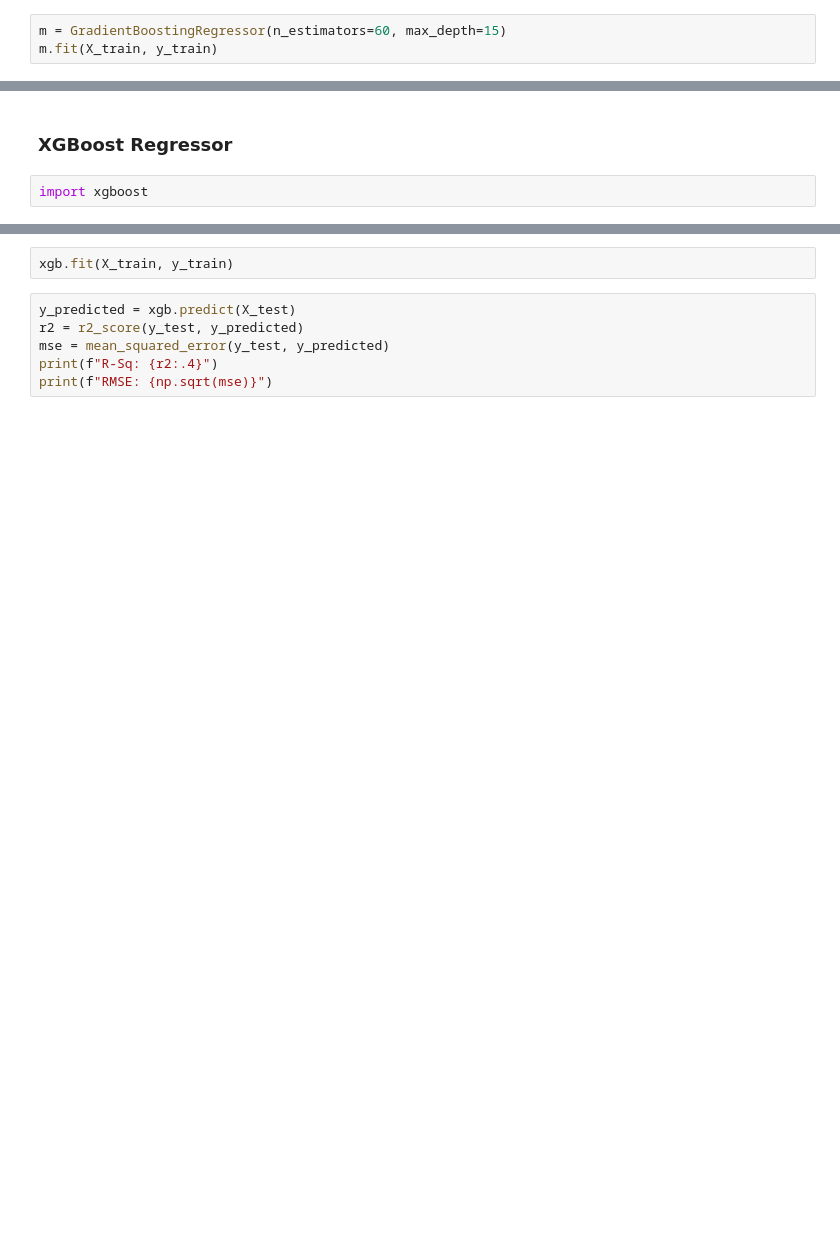
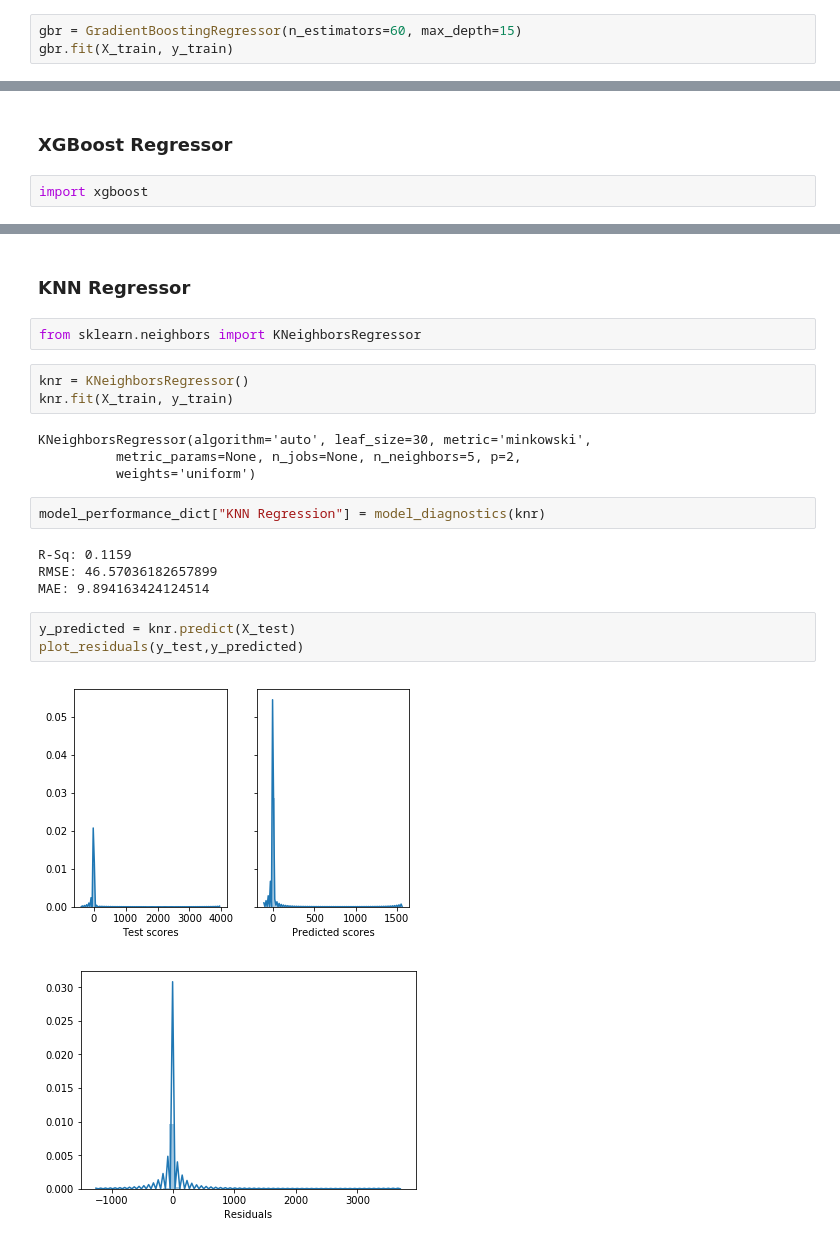
Before and after one commit to Prakhar-USF/ml-reddit, a Jupyter notebook: TheEnd_v3.ipynb, the cells around one changed output, grey strips where cells are left out. Drawn from its saved outputs; the diff is of its cells as text; blank space fills up the shorter version.

```diff
--- a/TheEnd_v3.ipynb
+++ b/TheEnd_v3.ipynb
@@ -1053,5 +938,5 @@ Total importance: 100.00%
 # %%
 from sklearn.ensemble import GradientBoostingRegressor
 # %%
-m = GradientBoostingRegressor(n_estimators=60, max_depth=15)
-m.fit(X_train, y_train)
+gbr = GradientBoostingRegressor(n_estimators=60, max_depth=15)
+gbr.fit(X_train, y_train)
@@ -1072,8 +968,23 @@ xgb = xgboost.XGBRegressor(n_estimators=80, max_depth=15)
+# %% [markdown]
+### KNN Regressor
+# %%
+from sklearn.neighbors import KNeighborsRegressor
 # %%
-xgb.fit(X_train, y_train)
+knr = KNeighborsRegressor()
+knr.fit(X_train, y_train)
+# %% [output]
+KNeighborsRegressor(algorithm='auto', leaf_size=30, metric='minkowski',
+          metric_params=None, n_jobs=None, n_neighbors=5, p=2,
+          weights='uniform')
-# %%
-y_predicted = xgb.predict(X_test)
-r2 = r2_score(y_test, y_predicted)
-mse = mean_squared_error(y_test, y_predicted)
-print(f"R-Sq: {r2:.4}")
-print(f"RMSE: {np.sqrt(mse)}")
+# %%
+model_performance_dict["KNN Regression"] = model_diagnostics(knr)
+# %% [output]
+R-Sq: 0.1159
+RMSE: 46.57036182657899
+MAE: 9.894163424124514
+# %%
+y_predicted = knr.predict(X_test)
+plot_residuals(y_test,y_predicted)
+# %% [output]
+[figure, added]
+[figure, added]
```
Also changed, not shown: parts of 97 cells of this notebook.
